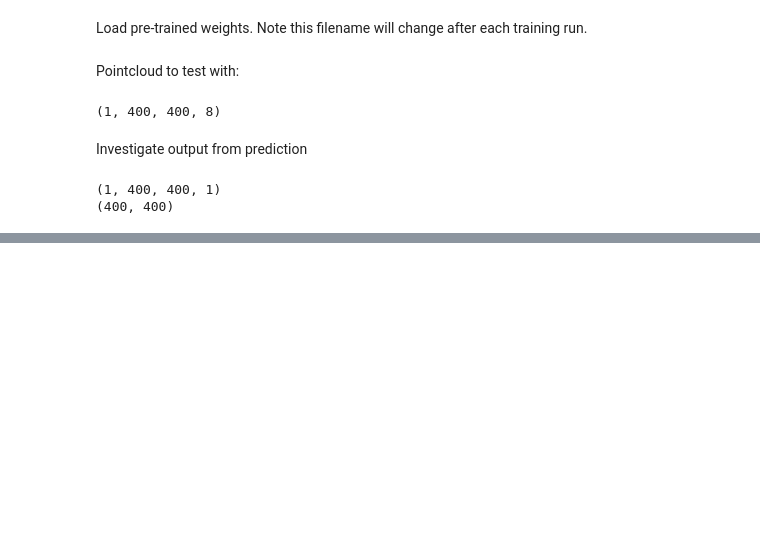
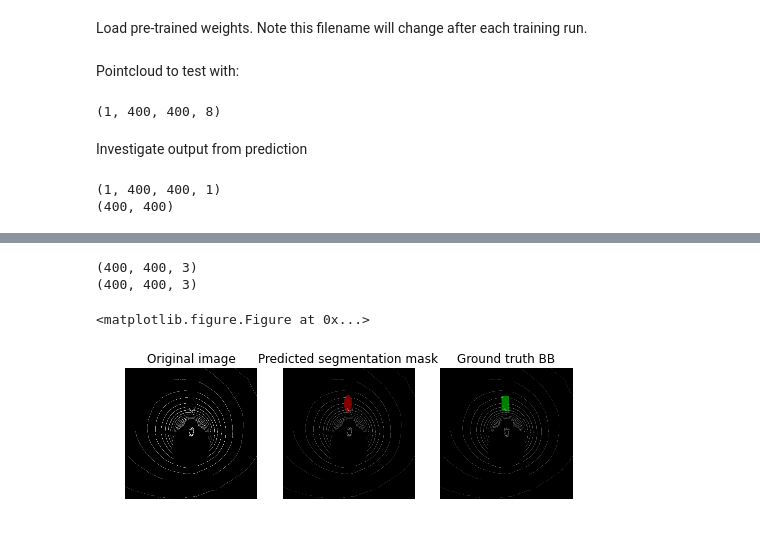
Before and after one commit to markstrefford/didi-sdc-challenge-2017, a Jupyter notebook: train_nn.ipynb, the cells around one changed output, grey strips where cells are left out. Drawn from its saved outputs; the diff is of its cells as text; code cells hidden in the pictures; blank space fills up the shorter version.

```diff
--- a/train_nn.ipynb
+++ b/train_nn.ipynb
@@ -186,0 +204,38 @@ plt.show()
+# %%
+plt.figure(figsize=(100,50))
+
+im = np.array(pcl_image_colour,dtype=np.uint8)
+im_mask = np.array(255*pcl_mask,dtype=np.uint8)
+im_pred = np.array(predict_image,dtype=np.uint8)
+
+rgb_mask_pred = cv2.cvtColor(im_pred,cv2.COLOR_GRAY2RGB)
+rgb_mask_pred[:,:,1:3] = 0*rgb_mask_pred[:,:,1:2]
+rgb_mask_true= cv2.cvtColor(im_mask,cv2.COLOR_GRAY2RGB)
+rgb_mask_true[:,:,0] = 0*rgb_mask_true[:,:,0]
+rgb_mask_true[:,:,2] = 0*rgb_mask_true[:,:,2]
+
+print rgb_mask_pred.shape
+print rgb_mask_true.shape
+
+img_pred = cv2.addWeighted(rgb_mask_pred,0.5,im,0.5,0)
+img_true = cv2.addWeighted(rgb_mask_true,0.5,im,0.5,0)
+
+plt.figure(figsize=(8,3))
+plt.subplot(1,3,1)
+plt.imshow(im)
+plt.title('Original image')
+plt.axis('off')
+plt.subplot(1,3,2)
+plt.imshow(img_pred)
+plt.title('Predicted segmentation mask')
+plt.axis('off')
+plt.subplot(1,3,3)
+plt.imshow(img_true)
+plt.title('Ground truth BB')
+plt.axis('off')
+plt.show()
+# %% [output]
+(400, 400, 3)
+(400, 400, 3)
+<matplotlib.figure.Figure at 0x...>
+[figure, added]
```
Also changed, not shown: parts of 6 cells of this notebook.
